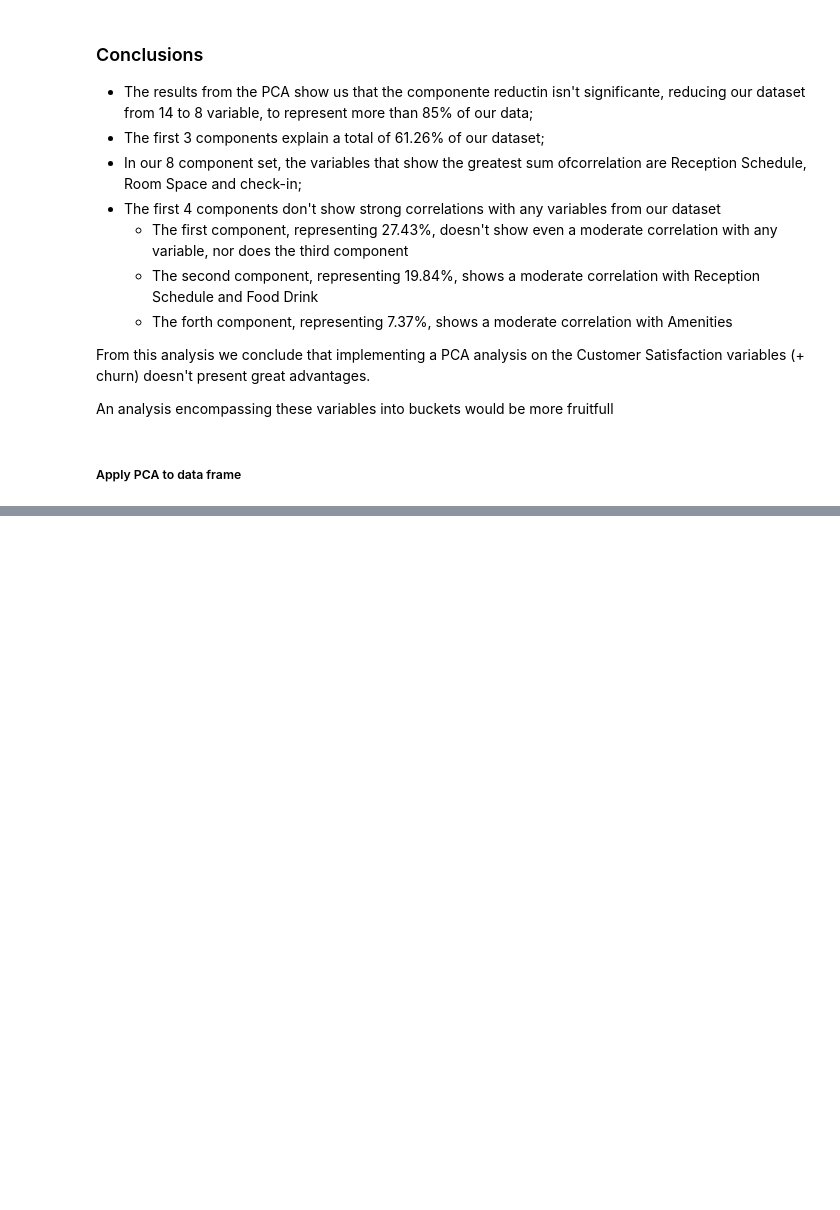
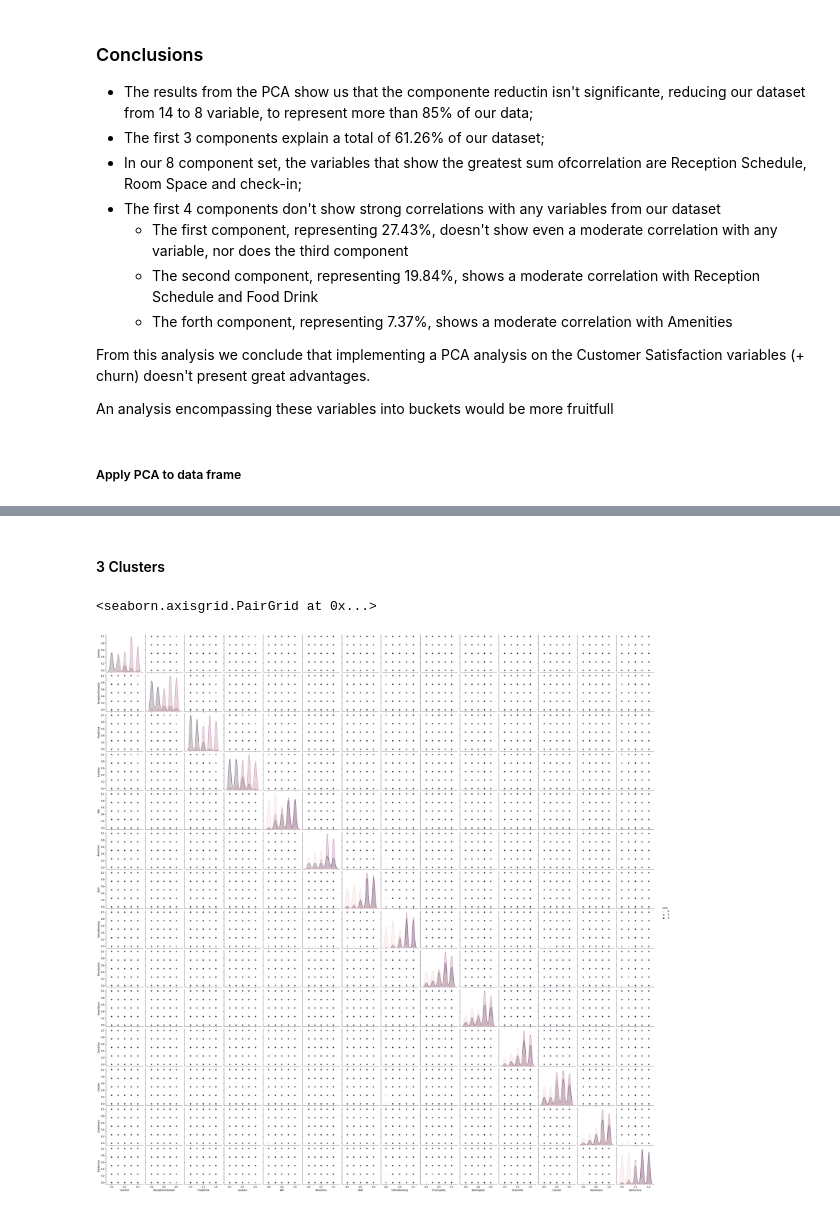
Before and after one commit to manelcbf/DSaML_Projects, a Jupyter notebook: Unsupervised_learning/202122_Cluster_Group07_Notebook.ipynb, the cells around one changed output, grey strips where cells are left out. Cells and saved outputs as stored; diff of their text form; code cells hidden in the pictures; blank space fills up the shorter version.

```diff
--- a/Unsupervised_learning/202122_Cluster_Group07_Notebook.ipynb
+++ b/Unsupervised_learning/202122_Cluster_Group07_Notebook.ipynb
@@ -603,0 +653,12 @@ db_hotel_pca_9
+# %% [markdown]
+#### 3 Clusters
+# %%
+cluster0 = df_k3[df_k3.label==0]
+cluster1 = df_k3[df_k3.label==1]
+cluster2 = df_k3[df_k3.label==2]
+three_clusters = pd.concat([cluster0, cluster1, cluster2], ignore_index=True, sort=False)
+# %%
+sns.pairplot(three_clusters, hue="label")
+# %% [output]
+<seaborn.axisgrid.PairGrid at 0x...>
+[figure, added]
```
Also changed, not shown: parts of 16 cells of this notebook, 1 other file.
